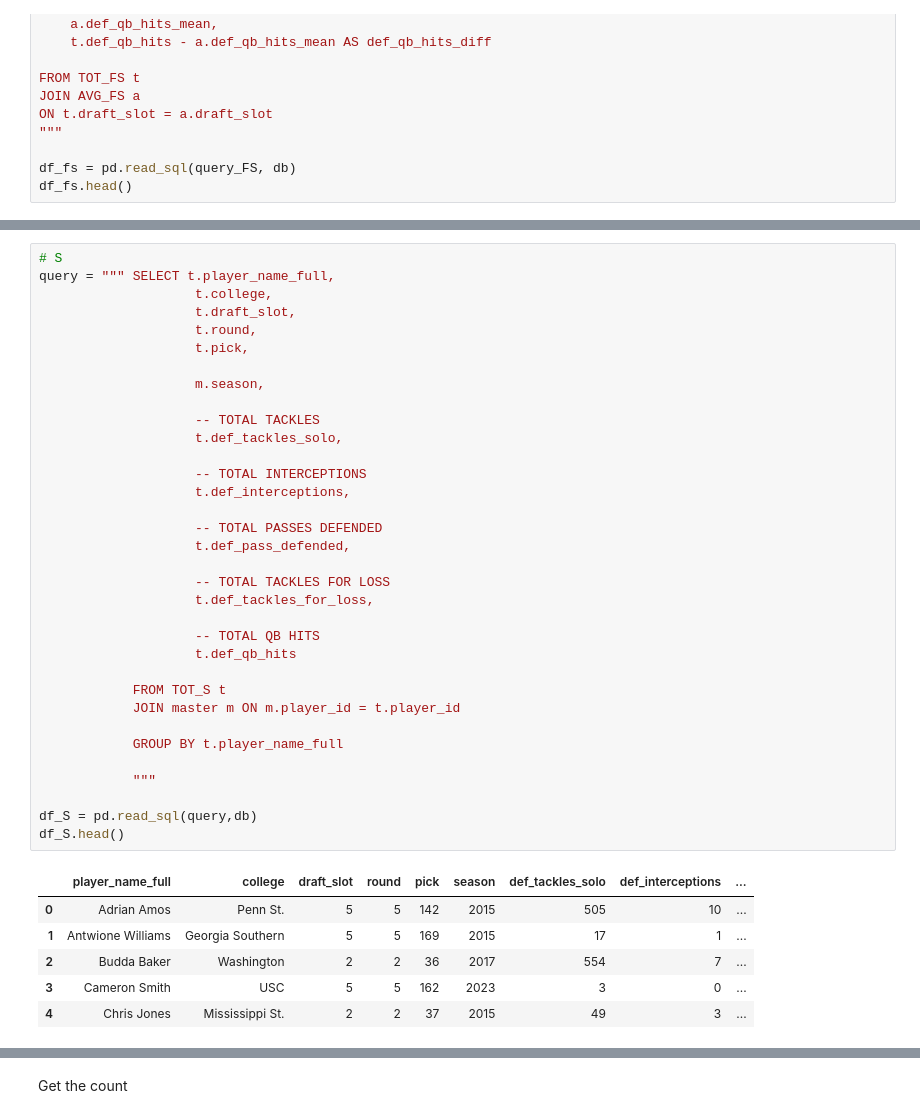
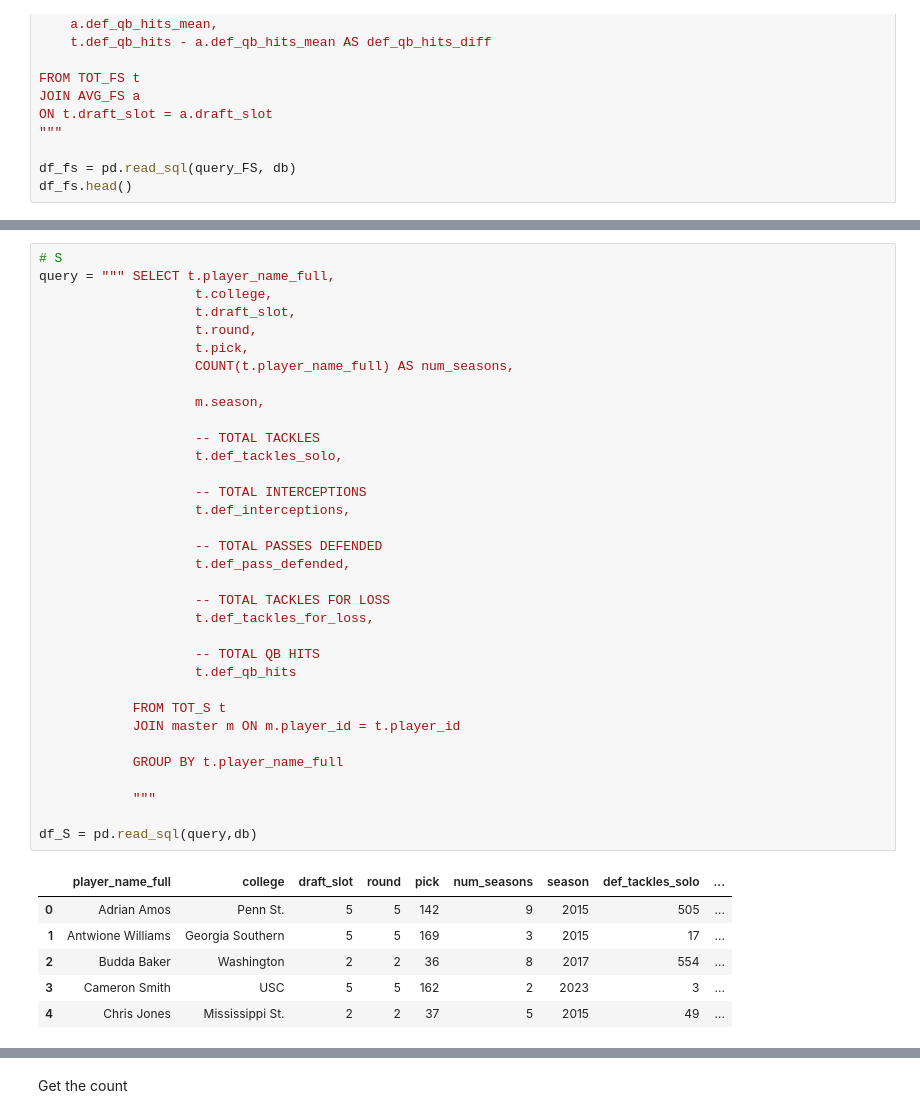
Before and after one commit to eauy27/STA141B-Group-26, a Jupyter notebook: SQL_NFLdata.ipynb, the cells around one changed output, grey strips where cells are left out. Saved outputs shown, nothing was run; the diff lists cells and outputs as text.

```diff
--- a/SQL_NFLdata.ipynb
+++ b/SQL_NFLdata.ipynb
@@ -382,37 +411,37 @@ query = """ SELECT t.player_name_full,
                     t.draft_slot,
                     t.round,
                     t.pick,
+                    COUNT(t.player_name_full) AS num_seasons,
 
                     m.season,
 
                     -- TOTAL TACKLES
                     t.def_tackles_solo,
 
                     -- TOTAL INTERCEPTIONS
                     t.def_interceptions,
 
                     -- TOTAL PASSES DEFENDED
                     t.def_pass_defended,
 
                     -- TOTAL TACKLES FOR LOSS
                     t.def_tackles_for_loss,
 
                     -- TOTAL QB HITS
                     t.def_qb_hits
 
             FROM TOT_S t
             JOIN master m ON m.player_id = t.player_id
 
             GROUP BY t.player_name_full
 
             """
 
 df_S = pd.read_sql(query,db)
-df_S.head()
 # %% [output]
-|  | player_name_full | college | draft_slot | round | pick | season | def_tackles_solo | def_interceptions | ... |
-| 0 | Adrian Amos | Penn St. | 5 | 5 | 142 | 2015 | 505 | 10 | ... |
-| 1 | Antwione Williams | Georgia Southern | 5 | 5 | 169 | 2015 | 17 | 1 | ... |
-| 2 | Budda Baker | Washington | 2 | 2 | 36 | 2017 | 554 | 7 | ... |
-| 3 | Cameron Smith | USC | 5 | 5 | 162 | 2023 | 3 | 0 | ... |
-| 4 | Chris Jones | Mississippi St. | 2 | 2 | 37 | 2015 | 49 | 3 | ... |
+|  | player_name_full | college | draft_slot | round | pick | num_seasons | season | def_tackles_solo | ... |
+| 0 | Adrian Amos | Penn St. | 5 | 5 | 142 | 9 | 2015 | 505 | ... |
+| 1 | Antwione Williams | Georgia Southern | 5 | 5 | 169 | 3 | 2015 | 17 | ... |
+| 2 | Budda Baker | Washington | 2 | 2 | 36 | 8 | 2017 | 554 | ... |
+| 3 | Cameron Smith | USC | 5 | 5 | 162 | 2 | 2023 | 3 | ... |
+| 4 | Chris Jones | Mississippi St. | 2 | 2 | 37 | 5 | 2015 | 49 | ... |
```
Also changed, not shown: parts of 13 cells of this notebook.
